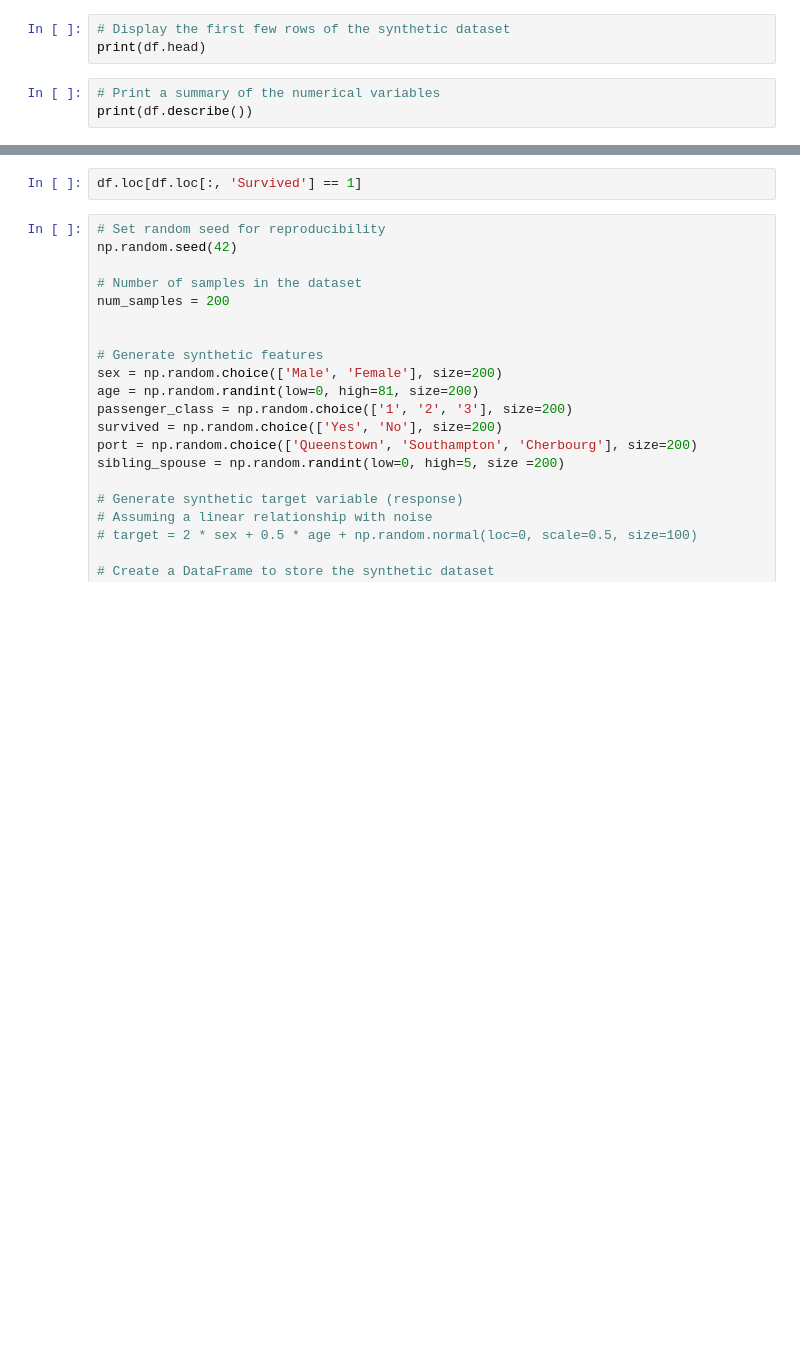
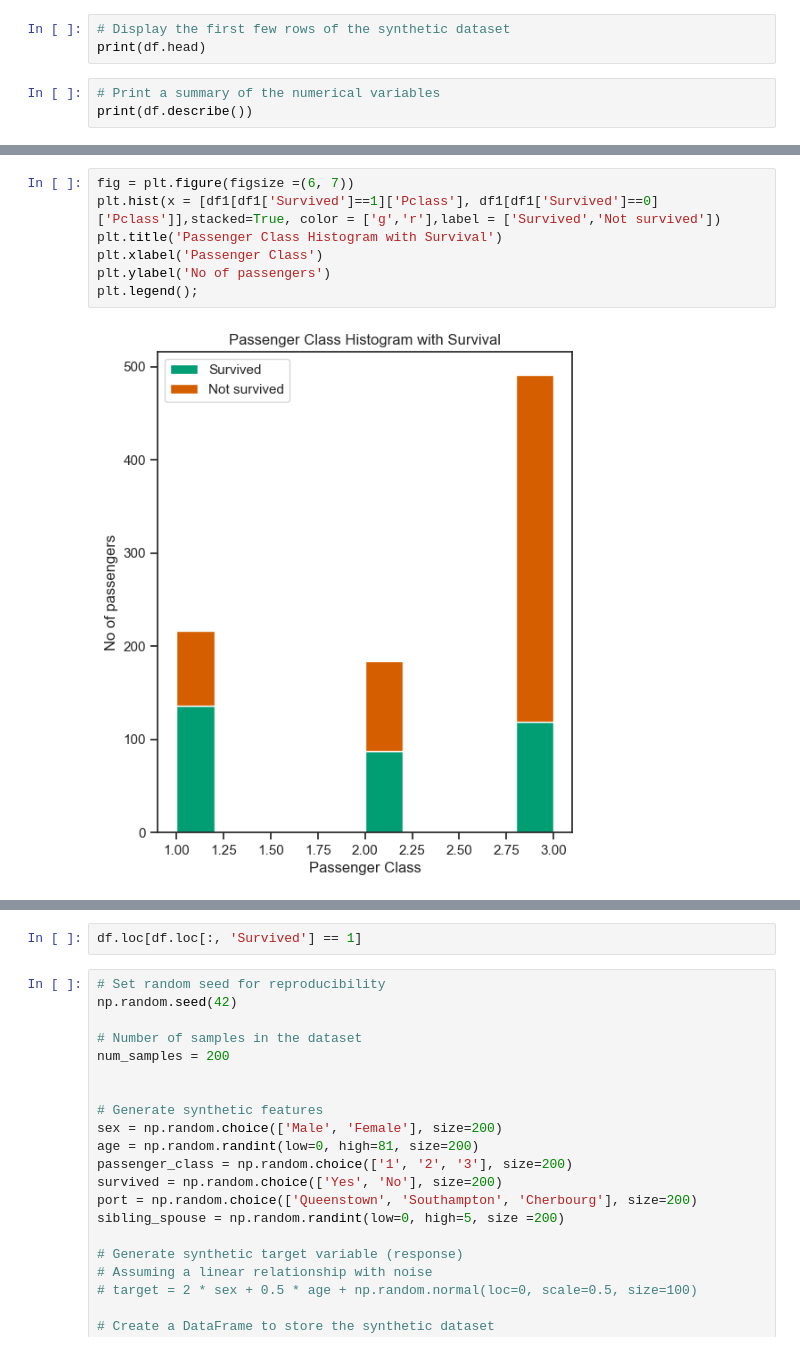
Before and after one commit to lgrealish/programming_for_data_analysis, a Jupyter notebook: PfDA_Assignment1.ipynb, the cells around one changed output, grey strips where cells are left out. Drawn from its saved outputs; the diff is of its cells as text; blank space fills up the shorter version.

```diff
--- a/PfDA_Assignment1.ipynb
+++ b/PfDA_Assignment1.ipynb
@@ -99,0 +104,9 @@ plt.legend();
+# %%
+fig = plt.figure(figsize =(6, 7))
+plt.hist(x = [df1[df1['Survived']==1]['Pclass'], df1[df1['Survived']==0]['Pclass']],stacked=True, color = ['g','r'],label = ['Survived','Not survived'])
+plt.title('Passenger Class Histogram with Survival')
+plt.xlabel('Passenger Class')
+plt.ylabel('No of passengers')
+plt.legend();
+# %% [output]
+[figure, added]
```
Also changed, not shown: parts of 6 cells of this notebook, 1 other file.
